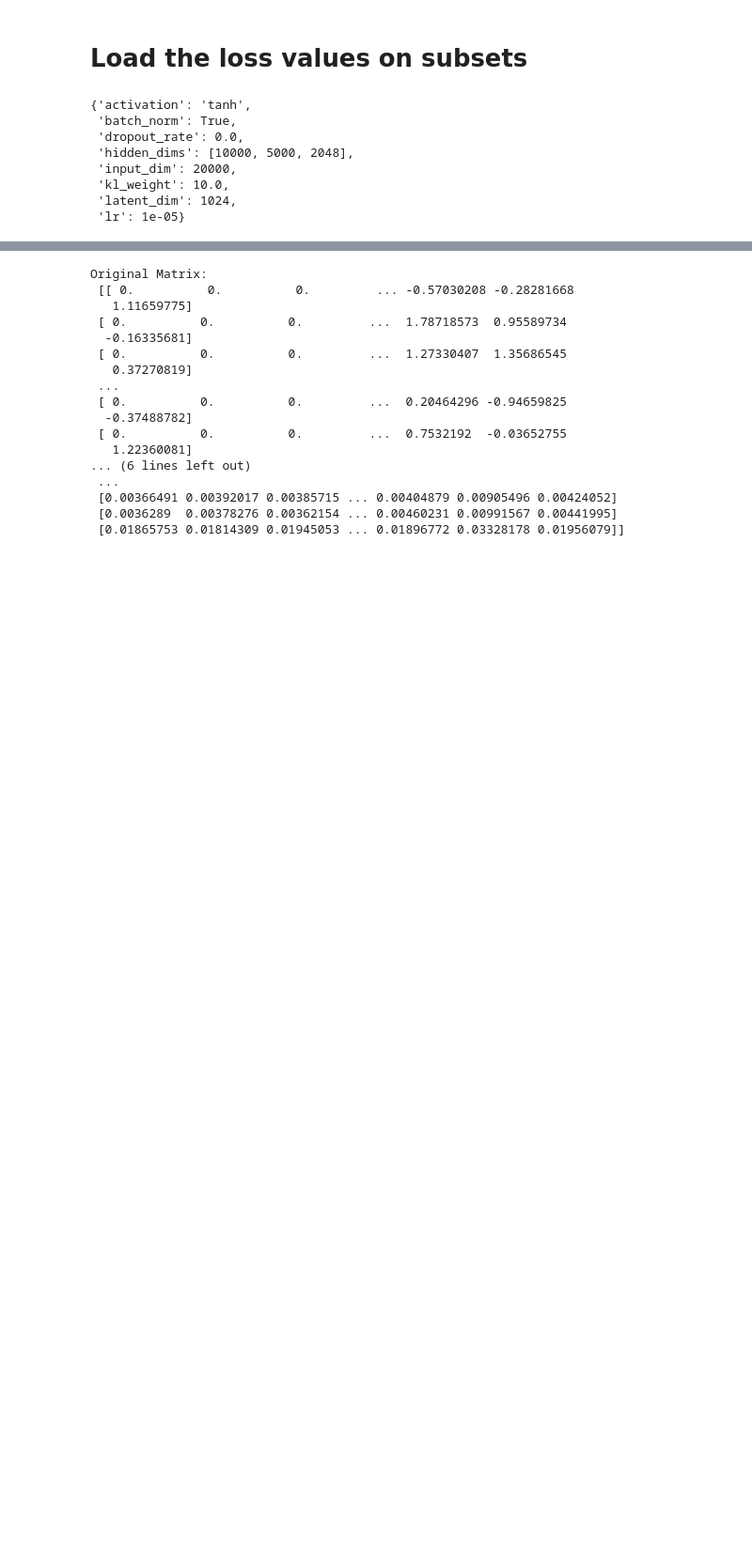
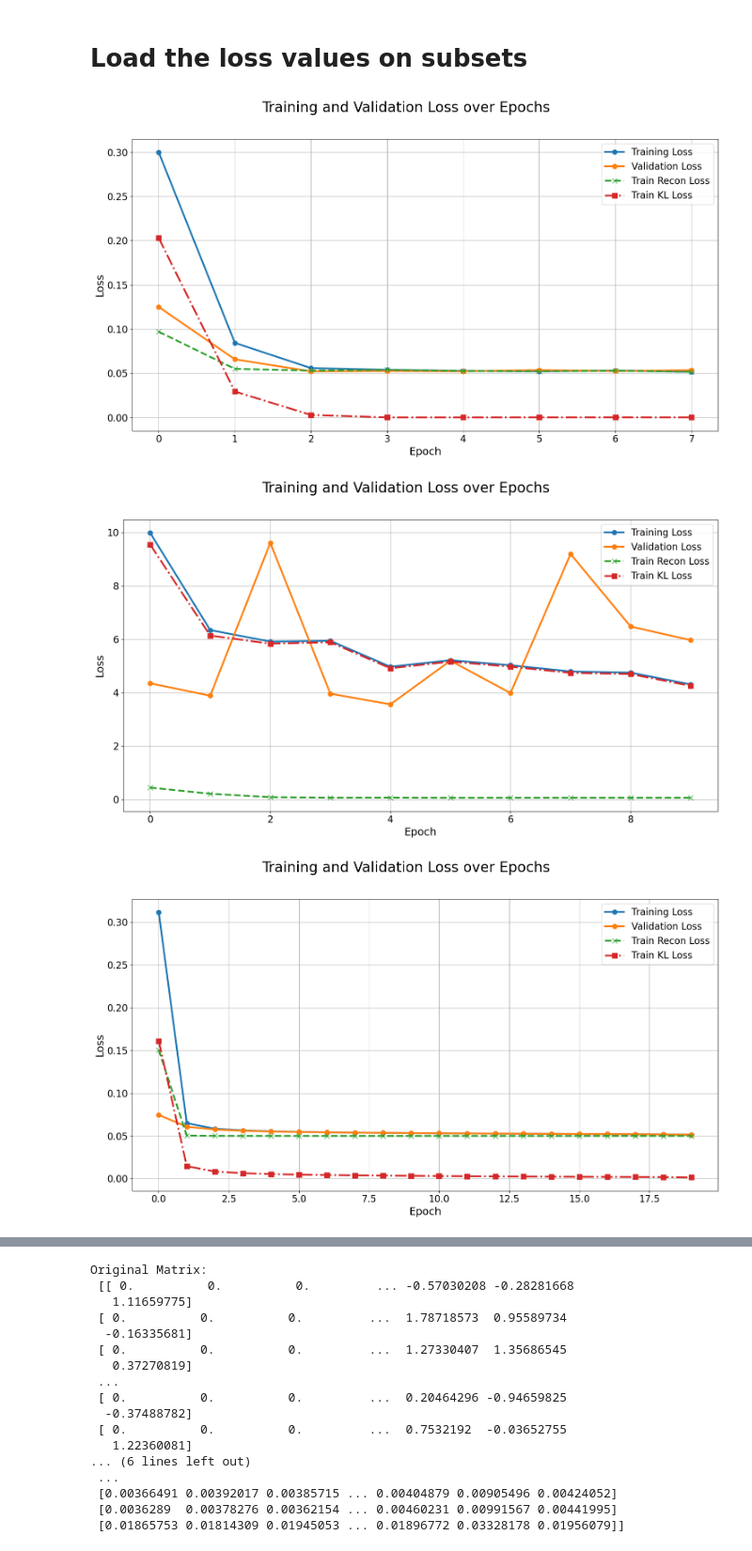
Before and after one commit to EhsanKA/methylVA, a Jupyter notebook: notebooks/241023_random_data_zero.ipynb, the cells around one changed output, grey strips where cells are left out. Shown at 94% size. Saved outputs shown, nothing was run; the diff lists cells and outputs as text; code cells hidden in the pictures; blank space fills up the shorter version.

Commit message:
tests on random data passing to a vae. high dim

```diff
--- a/notebooks/241023_random_data_zero.ipynb
+++ b/notebooks/241023_random_data_zero.ipynb
@@ -14,25 +14,18 @@ from methylVA.training.trainer_utils import reconstruct_data, correlation_betwee
 
 
 config = load_config("../methylVA/configs/random_data_zero_config.yaml")
-file_path = "../experiments/random_data_zero_vae/vae/version_3/metrics.csv"
-hparams_path = '../experiments/random_data_zero_vae/vae/version_3/hparams.yaml'  # Replace with the correct path
-checkpoint_path = "../experiments/random_data_zero_vae/vae/version_3/checkpoints/vae-epoch=02-val_loss=0.12.ckpt"
-
-config_training = config['training_vae']
-train_loader, val_loader, test_loader = load_data_tensor(config_training)
-vae_model = load_trained_vae(checkpoint_path, hparams_path)
-
-
-X_train, y_train, X_val, y_val, X_test, y_test = load_train_test_data(config_training)
-X_train, X_val, X_test = X_train.values, X_val.values, X_test.values
+file_paths = [ f"../experiments/random_data_zero_vae/vae/version_{i}/metrics.csv" for i in range(4)]
+hparams_paths = [ f'../experiments/random_data_zero_vae/vae/version_{i}/hparams.yaml' for i in range(4)]
+checkpoint_paths = ["../experiments/random_data_zero_vae/vae/version_0/checkpoints/vae-epoch=02-val_loss=0.05.ckpt",
+                    "../experiments/random_data_zero_vae/vae/version_1/checkpoints/vae-epoch=04-val_loss=3.56.ckpt",
+                    "../experiments/random_data_zero_vae/vae/version_2/checkpoints/vae-epoch=19-val_loss=0.05.ckpt",
+                    "../experiments/random_data_zero_vae/vae/version_3/checkpoints/vae-epoch=19-val_loss=0.07.ckpt"]
 # %%
 load_config(hparams_path)
-# %% [output]
-{'activation': 'tanh',
- 'batch_norm': True,
- 'dropout_rate': 0.0,
- 'hidden_dims': [10000, 5000, 2048],
- 'input_dim': 20000,
- 'kl_weight': 10.0,
- 'latent_dim': 1024,
- 'lr': 1e-05}
+# %%
+for file_path in file_paths:
+    plot_training_and_validation_losses(file_path)
+# %% [output]
+[figure, added]
+[figure, added]
+[figure, added]
```
Also changed, not shown: parts of 3 cells of this notebook, 3 other files.
